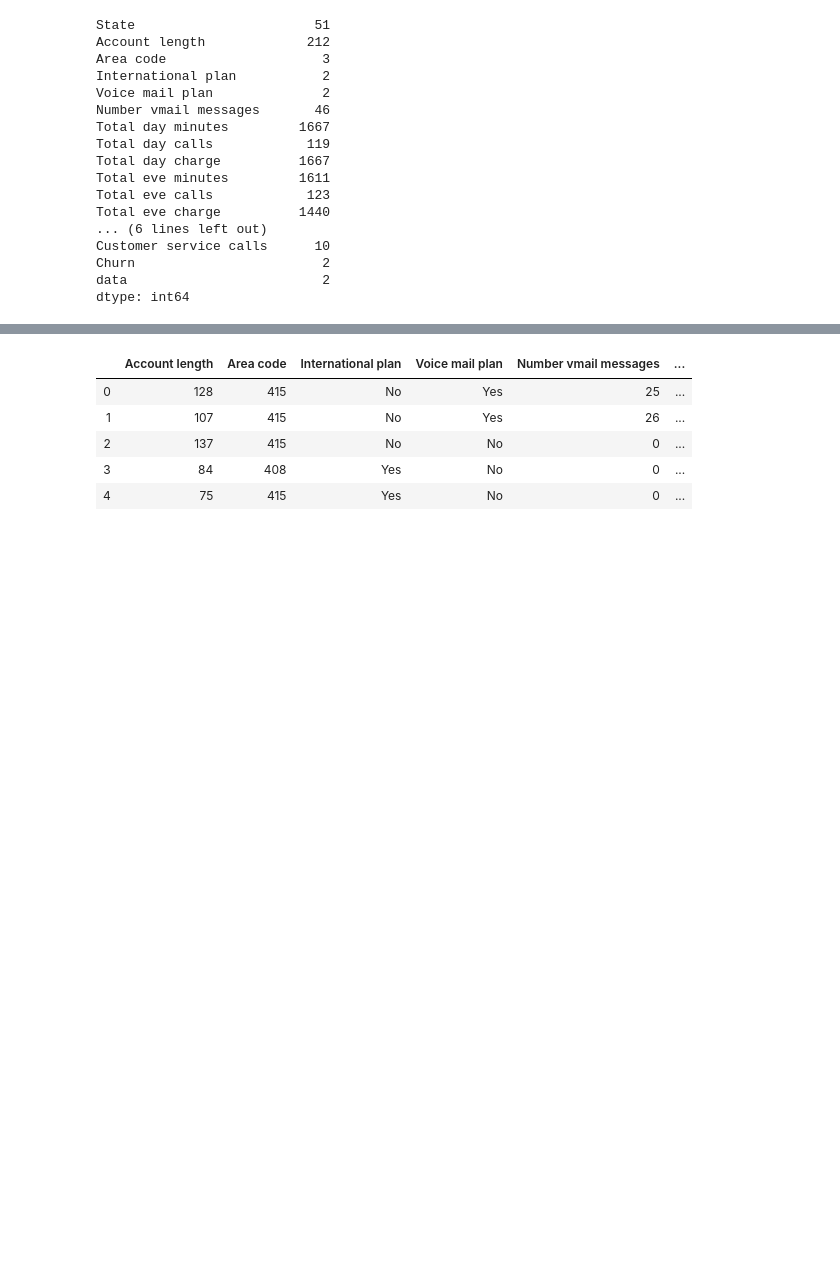
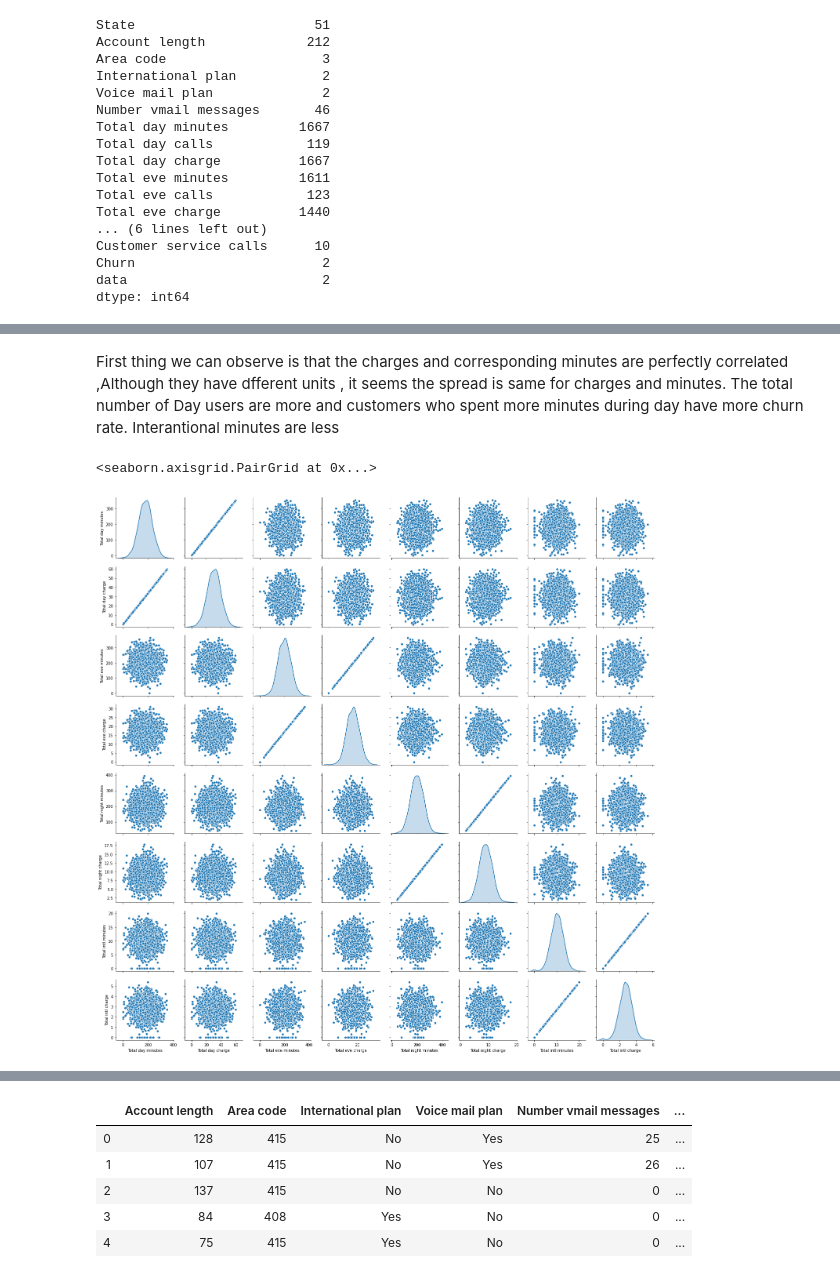
Before and after one commit to Niranjan2909/Telecom-Churn, a Jupyter notebook: Telecom Churn .ipynb, the cells around one changed output, grey strips where cells are left out. Saved outputs shown, nothing was run; the diff lists cells and outputs as text; code cells hidden in the pictures; blank space fills up the shorter version.

```diff
--- a/Telecom Churn .ipynb
+++ b/Telecom Churn .ipynb
@@ -160,0 +122,6 @@ sns.heatmap(df_total.corr())
+# %%
+#numberical variables
+numervar = []
+for i in df_train.select_dtypes('float'):
+    numervar.append(i)
+print(numervar)
@@ -160,0 +168,11 @@ sns.heatmap(df_total.corr())
+# %% [markdown]
+First thing we can observe is that the charges and corresponding minutes are perfectly correlated ,Although they
+have dfferent units , it seems the spread is same for charges and minutes.
+The total number of Day users are more and customers who spent more minutes during day have more churn rate.
+Interantional minutes are less
+# %%
+#pairplot for numerical variables, to  check distributin and correlation
+sns.pairplot(df_train[numervar],diag_kind='kde')
+# %% [output]
+<seaborn.axisgrid.PairGrid at 0x...>
+[figure, added]
```
Also changed, not shown: parts of 54 cells of this notebook.
